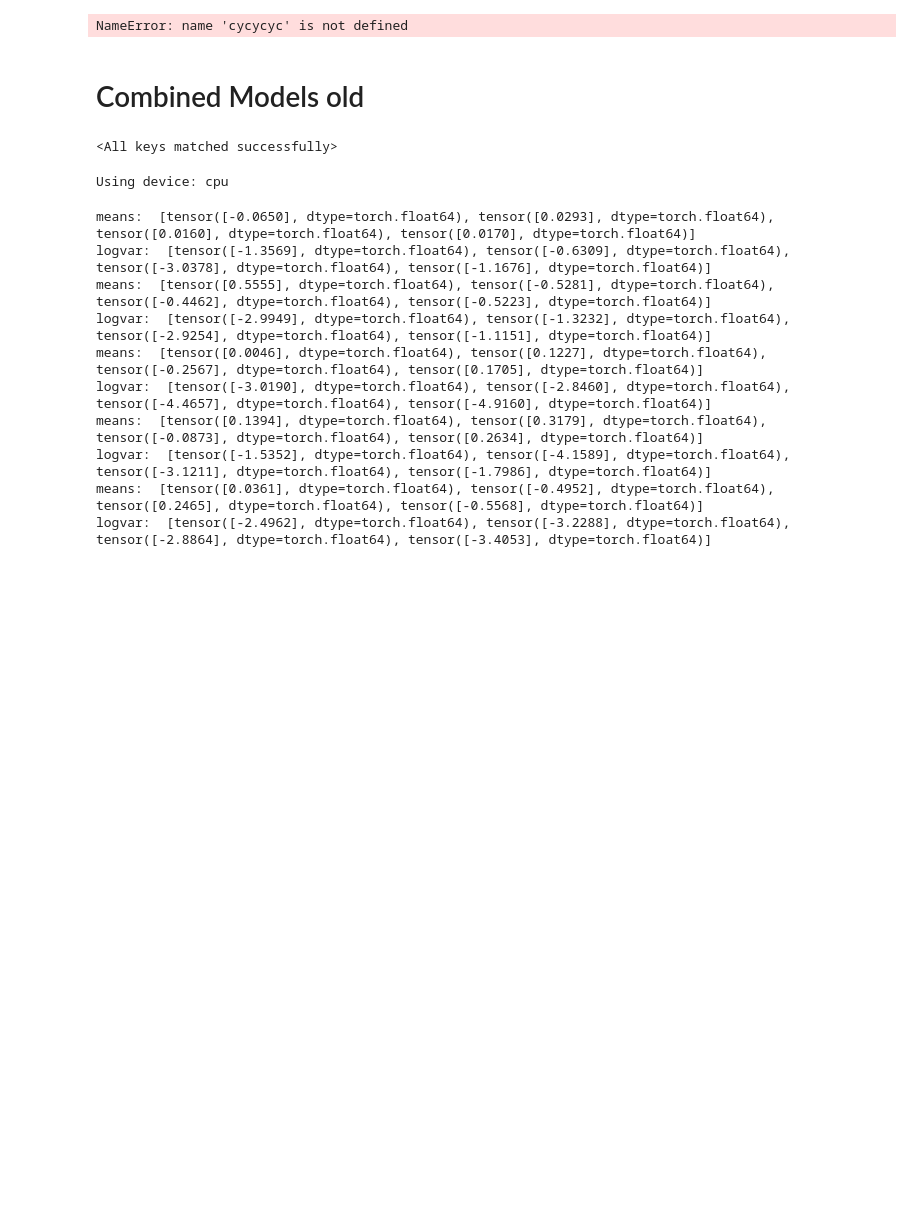
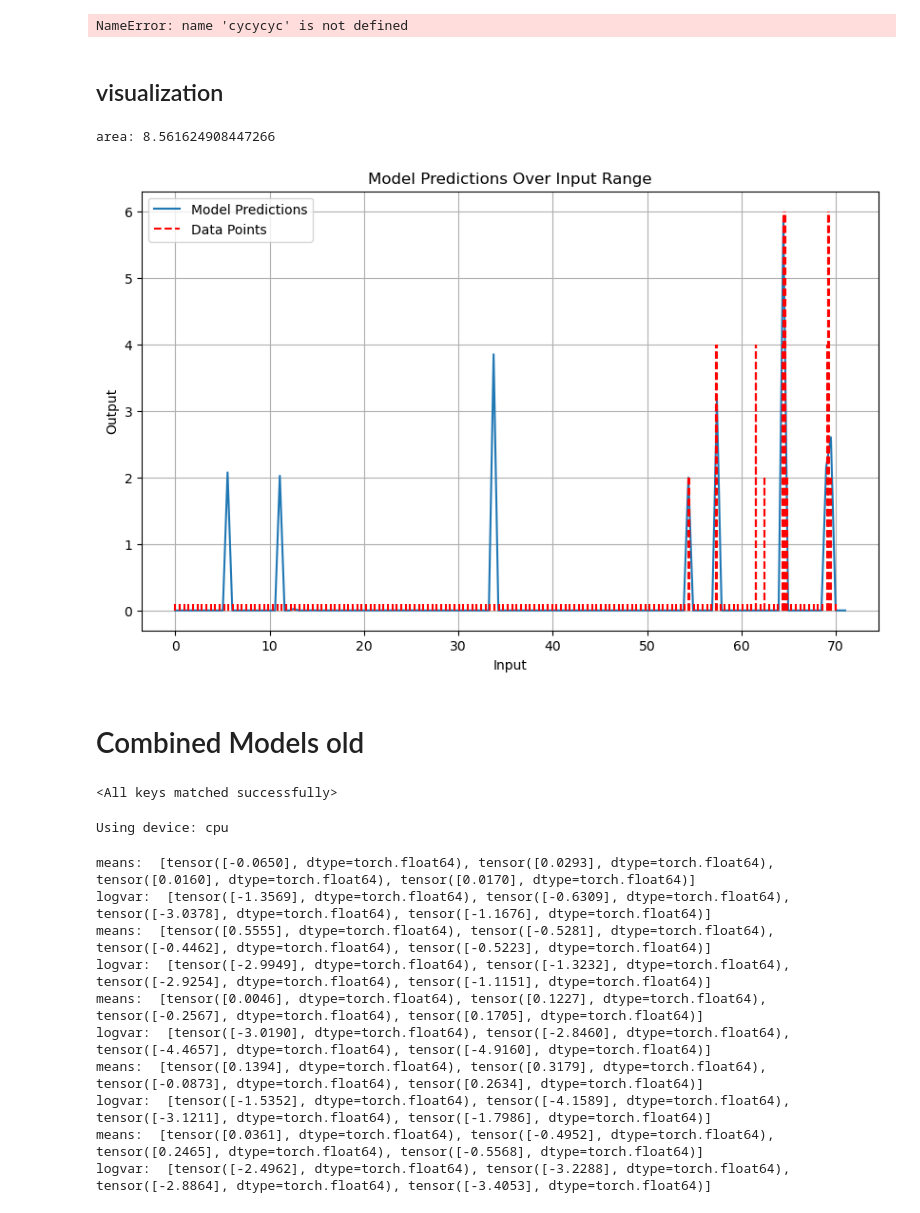
Before and after one commit to Thahit/Recommender_Sim, a Jupyter notebook: notebooks/explore_training.ipynb, the cells around one changed output. Drawn from its saved outputs; the diff is of its cells as text; code cells hidden in the pictures; blank space fills up the shorter version.

Commit message:
plot frequencies

```diff
--- a/notebooks/explore_training.ipynb
+++ b/notebooks/explore_training.ipynb
@@ -180,7 +179,7 @@ steps_per_epoch
 # %% [markdown]
 # model
 # %%
-width=64
+width=96
 intensity = {"model_hyp": {"layer_width": [width for _ in range(3)]}}
 state_dict = {"model_hyp": {"layer_width": [width for _ in range(4)],
                             "noise": 0},
@@ -189,7 +188,7 @@ state_dict = {"model_hyp": {"layer_width": [width for _ in range(4)],
 timecheat = False
 hyperparameter_dict = {"state_size": state_size, "state_model": state_dict,
         "intensity_model": intensity, "state_model_type": model_type, # simple
-        "time_embedding_size" :32, "max_freq": 20,
+        "time_embedding_size" :32, "max_freq": 40,
         }
 model = Toy_intensity_Comparer(hyperparameter_dict)
 print(model)
@@ -213,11 +212,11 @@ Toy_intensity_Comparer(
 )
 # %%
 
-num_epochs = 500
-warmup_period = steps_per_epoch*10
+num_epochs = 1200
+warmup_period = steps_per_epoch*20
 num_steps = num_epochs*steps_per_epoch - warmup_period
-num_iter_til_first_restart = (num_steps + 1)  # restarts seem to ne be great most of the time here
-user_lr = 0.002
+num_iter_til_first_restart = (num_steps + 1)//4  # restarts seem to ne be great most of the time here
+user_lr = 0.001
 
 device = torch.device("cuda" if torch.cuda.is_available() else "cpu")
 print(f"Using device: {device}")
@@ -225,7 +224,7 @@ print(f"Using device: {device}")
 optimizer = optim.AdamW(model.parameters(), lr=user_lr,
                         weight_decay=1e-5)
 lr_scheduler = optim.lr_scheduler.CosineAnnealingWarmRestarts(
-    optimizer, T_0=num_iter_til_first_restart, T_mult=1, eta_min=1e-5)
+    optimizer, T_0=num_iter_til_first_restart, T_mult=10, eta_min=5e-6)
 
 warmup_scheduler = warmup.LinearWarmup(optimizer, warmup_period)
 # %% [output]
@@ -239,6 +238,6 @@ loss_func_kl=partial(utils.kl_divergence, mu2=0, sigma2=0.01)
 # %%
 train_density_multiple_variational(model, dataloader_list, criterion=weighted_mse_loss, state_size=state_size,
                 optimizer=optimizer, num_epochs=num_epochs, warmup_scheduler=warmup_scheduler,
-                loss_func_kl=loss_func_kl, kl_weight=.001, user_lr=.05, device=device, user_lr_decay=0.99,
-                loss_print_interval=5, warmup_period=warmup_period, lr_scheduler=lr_scheduler)
+                loss_func_kl=loss_func_kl, kl_weight=.001, user_lr=.001, device=device, user_lr_decay=0.995,
+                loss_print_interval=15, warmup_period=warmup_period, lr_scheduler=lr_scheduler)
 # %% [output]
@@ -259,3 +258,5 @@ epch: 55 loss_sum_all: 9719.4407, loss_sum_freq: 9486.21377313137, loss_sum_kl:
 cycycyc
 # %% [output]
 NameError: name 'cycycyc' is not defined
+# %% [markdown]
+## visualization
@@ -261,0 +305,43 @@ NameError: name 'cycycyc' is not defined
+# %%
+selected_user = 1
+dataloader, variational_means, variational_logvar = dataloader_list[selected_user]
+dataset = dataloader.dataset
+x_range = np.linspace(0, 71, 71*2)  # Adjust the range as needed
+x_range_tensor = torch.tensor(x_range, dtype=torch.float32).unsqueeze(1)
+model.eval()
+with torch.no_grad():
+    if model_type == "ode":
+        raise NotImplementedError
+        state = torch.zeros((1, state_size))
+
+        predictions = []
+        for el in x_range:
+            out = model(state, el)
+            predictions.append(out[0])
+    else:
+        state = torch.tensor(variational_means).repeat(len(x_range),1)
+        predictions = model(state, x_range_tensor).numpy()
+
+print(f"area: {np.sum(predictions)*(72/200)}")
+# Plot the results
+plt.figure(figsize=(10, 6))
+plt.plot(x_range, predictions, label='Model Predictions')
+
+for i in range(len(dataset)):
+    sample = dataset[i]
+    x_pos= sample['timestep'].item()
+    height = torch.where(sample['frequency']>0, sample['frequency'], .1).item()
+    plt.plot([x_pos, x_pos], [0, height], linestyle='--', color='red')
+
+plt.plot([0, 0], [0, 0], color='red', linestyle='--', alpha=1.0, label='Data Points')
+
+#plt.scatter(x_train.numpy(), y_train.numpy(), color='red', label='Training Data')
+plt.xlabel('Input')
+plt.ylabel('Output')
+plt.title('Model Predictions Over Input Range')
+plt.legend()
+plt.grid(True)
+plt.show()
+# %% [output]
+area: 8.561624908447266
+[figure, added]
```
Also changed, not shown: parts of 9 cells of this notebook, 1 other file.
